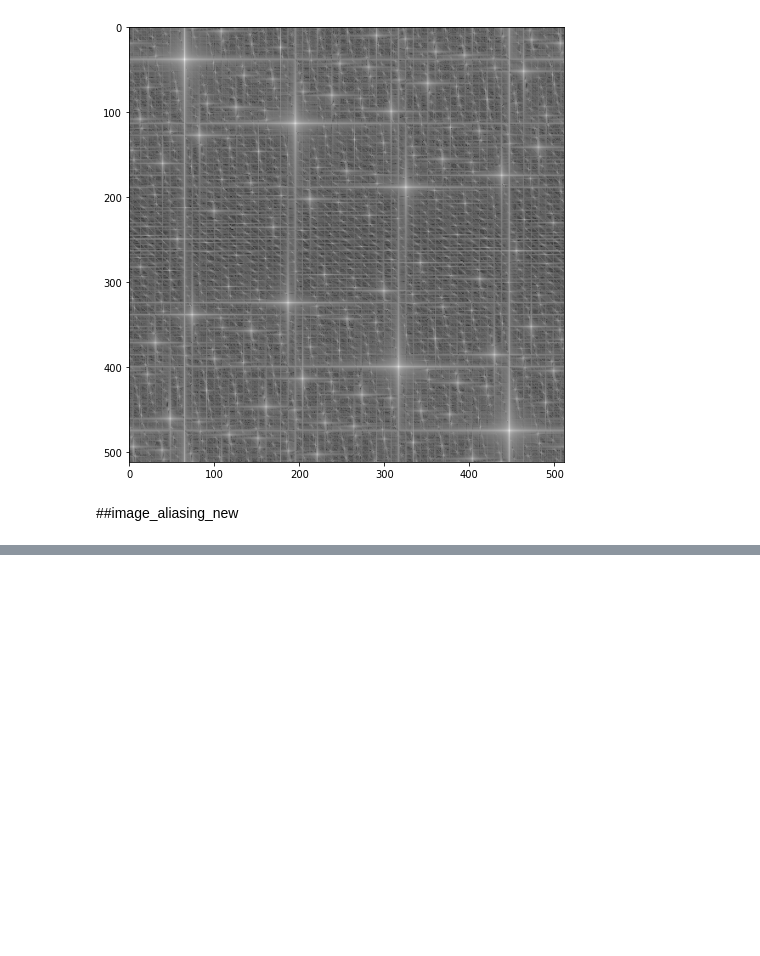
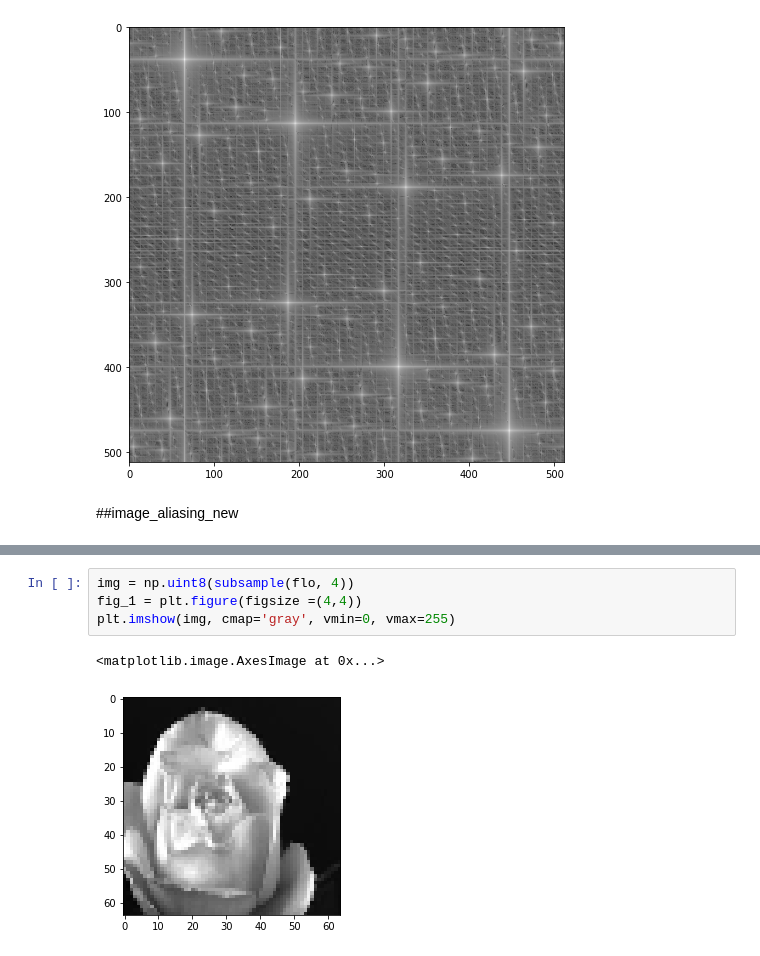
Before and after one commit to LuFernandez/imagaynes, a Jupyter notebook: analisis_scripts/rep_imagenes.ipynb, the cells around one changed output, grey strips where cells are left out. Cells and saved outputs as stored; diff of their text form; blank space fills up the shorter version.

```diff
--- a/analisis_scripts/rep_imagenes.ipynb
+++ b/analisis_scripts/rep_imagenes.ipynb
@@ -248,0 +290,7 @@ plt.imshow((IMd/np.max(np.max(IMd))), cmap='gray', vmin=0, vmax=1)
+# %%
+img = np.uint8(subsample(flo, 4))
+fig_1 = plt.figure(figsize =(4,4))
+plt.imshow(img, cmap='gray', vmin=0, vmax=255)
+# %% [output]
+<matplotlib.image.AxesImage at 0x...>
+[figure, added]
```
Also changed, not shown: parts of 19 cells of this notebook.
